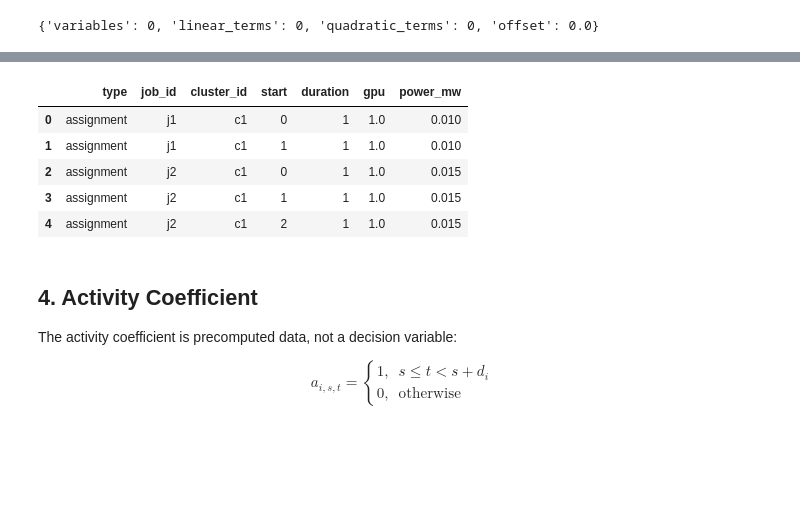
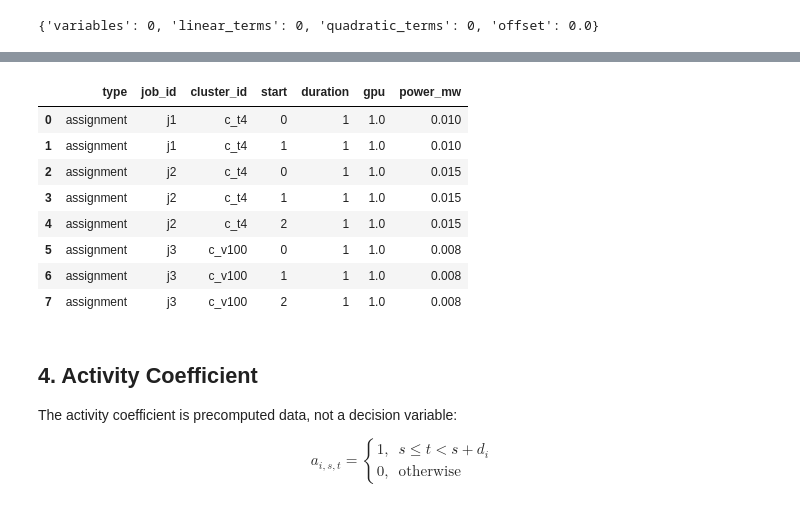
Before and after one commit to jparrado23/data_center_scheduling, a Jupyter notebook: notebooks/13_qubo_step_by_step_formulation.ipynb, the cells around one changed output, grey strips where cells are left out. Cells and saved outputs as stored; diff of their text form; code cells hidden in the pictures; blank space fills up the shorter version.

```diff
--- a/notebooks/13_qubo_step_by_step_formulation.ipynb
+++ b/notebooks/13_qubo_step_by_step_formulation.ipynb
@@ -155,34 +211,44 @@ if job $i$ starts on cluster $k$ at start slot $s$.
 # %%
 def feasible_starts(job: pd.Series) -> list[int]:
     """Return feasible start slots for one job."""
     return list(range(int(job.earliest_start), int(job.latest_start) + 1))
 
 
+def is_cluster_compatible(job: pd.Series, cluster: pd.Series) -> bool:
+    """Return whether a job can run on a cluster according to C_{i,k}."""
+    return str(cluster.cluster_id) in set(job.compatible_clusters)
+
+
 def add_assignment_variables(state: QuboState, jobs_df: pd.DataFrame, clusters_df: pd.DataFrame) -> None:
-    """Create x_{i,k,s} variables for all feasible toy-instance options."""
-    for job in jobs_df.itertuples(index=False):
-        for cluster in clusters_df.itertuples(index=False):
-            for start in range(int(job.earliest_start), int(job.latest_start) + 1):
+    """Create x_{i,k,s} variables only for compatible job-cluster pairs."""
+    for _, job in jobs_df.iterrows():
+        for _, cluster in clusters_df.iterrows():
+            if not is_cluster_compatible(job, cluster):
+                continue
+            for start in feasible_starts(job):
                 state.variables.append({
                     "type": "assignment",
                     "job_id": job.job_id,
                     "cluster_id": cluster.cluster_id,
                     "start": int(start),
                     "duration": int(job.duration),
                     "gpu": float(job.gpu),
                     "power_mw": float(job.power_mw),
                 })
 
 add_assignment_variables(state, jobs, clusters)
 assignment_variable_count = len(state.variables)
 pd.DataFrame(state.variables)
 # %% [output]
 |  | type | job_id | cluster_id | start | duration | gpu | power_mw |
-| 0 | assignment | j1 | c1 | 0 | 1 | 1.0 | 0.010 |
-| 1 | assignment | j1 | c1 | 1 | 1 | 1.0 | 0.010 |
-| 2 | assignment | j2 | c1 | 0 | 1 | 1.0 | 0.015 |
-| 3 | assignment | j2 | c1 | 1 | 1 | 1.0 | 0.015 |
-| 4 | assignment | j2 | c1 | 2 | 1 | 1.0 | 0.015 |
+| 0 | assignment | j1 | c_t4 | 0 | 1 | 1.0 | 0.010 |
+| 1 | assignment | j1 | c_t4 | 1 | 1 | 1.0 | 0.010 |
+| 2 | assignment | j2 | c_t4 | 0 | 1 | 1.0 | 0.015 |
+| 3 | assignment | j2 | c_t4 | 1 | 1 | 1.0 | 0.015 |
+| 4 | assignment | j2 | c_t4 | 2 | 1 | 1.0 | 0.015 |
+| 5 | assignment | j3 | c_v100 | 0 | 1 | 1.0 | 0.008 |
+| 6 | assignment | j3 | c_v100 | 1 | 1 | 1.0 | 0.008 |
+| 7 | assignment | j3 | c_v100 | 2 | 1 | 1.0 | 0.008 |
 # %% [markdown]
 ## 4. Activity Coefficient
 
```
Also changed, not shown: parts of 41 cells of this notebook, 3 other files.
